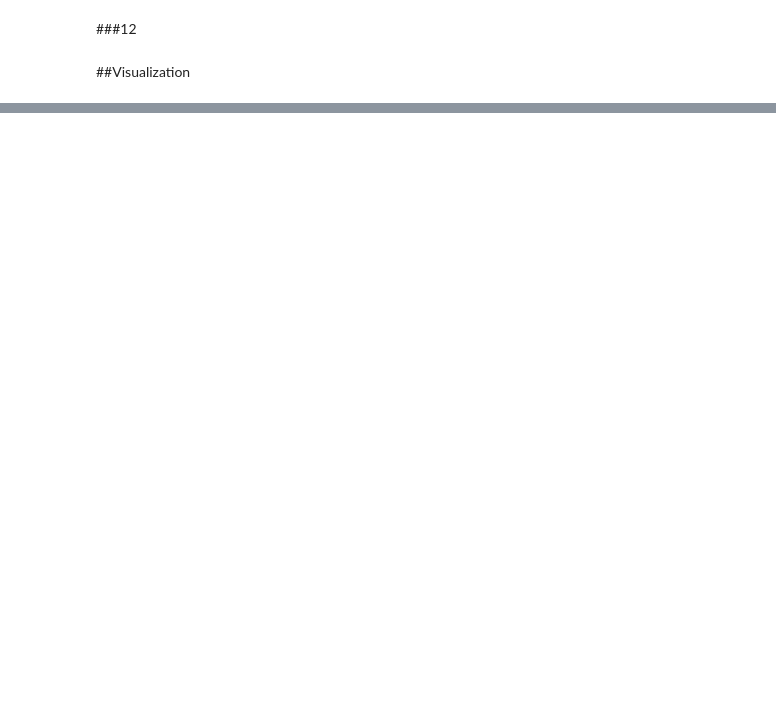
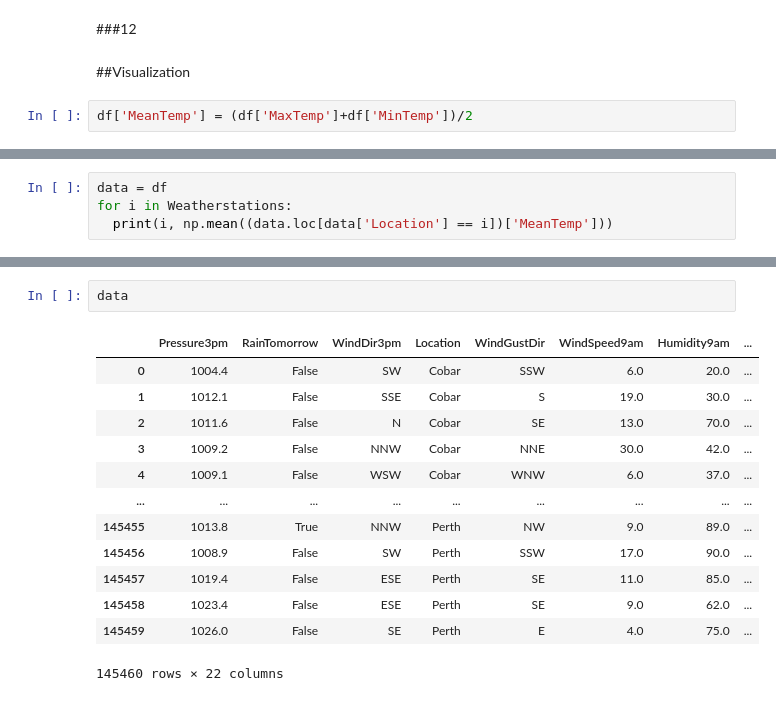
Before and after one commit to garfield-gray/DataMining, a Jupyter notebook: Data_Exploration_&_Visualization.ipynb, the cells around one changed output, grey strips where cells are left out. Drawn from its saved outputs; the diff is of its cells as text; blank space fills up the shorter version.

```diff
--- a/Data_Exploration_&_Visualization.ipynb
+++ b/Data_Exploration_&_Visualization.ipynb
@@ -586,3 +684,5 @@ dtype: int64
 ###12
 # %% [markdown]
 ##Visualization
+# %%
+df['MeanTemp'] = (df['MaxTemp']+df['MinTemp'])/2
@@ -588,0 +691,4 @@ dtype: int64
+# %%
+data = df
+for i in Weatherstations:
+  print(i, np.mean((data.loc[data['Location'] == i])['MeanTemp']))
@@ -588,0 +713,16 @@ dtype: int64
+# %%
+data
+# %% [output]
+|  | Pressure3pm | RainTomorrow | WindDir3pm | Location | WindGustDir | WindSpeed9am | Humidity9am | ... |
+| 0 | 1004.4 | False | SW | Cobar | SSW | 6.0 | 20.0 | ... |
+| 1 | 1012.1 | False | SSE | Cobar | S | 19.0 | 30.0 | ... |
+| 2 | 1011.6 | False | N | Cobar | SE | 13.0 | 70.0 | ... |
+| 3 | 1009.2 | False | NNW | Cobar | NNE | 30.0 | 42.0 | ... |
+| 4 | 1009.1 | False | WSW | Cobar | WNW | 6.0 | 37.0 | ... |
+| ... | ... | ... | ... | ... | ... | ... | ... | ... |
+| 145455 | 1013.8 | True | NNW | Perth | NW | 9.0 | 89.0 | ... |
+| 145456 | 1008.9 | False | SW | Perth | SSW | 17.0 | 90.0 | ... |
+| 145457 | 1019.4 | False | ESE | Perth | SE | 11.0 | 85.0 | ... |
+| 145458 | 1023.4 | False | ESE | Perth | SE | 9.0 | 62.0 | ... |
+| 145459 | 1026.0 | False | SE | Perth | E | 4.0 | 75.0 | ... |
+145460 rows × 22 columns
```
Also changed, not shown: parts of 17 cells of this notebook.
